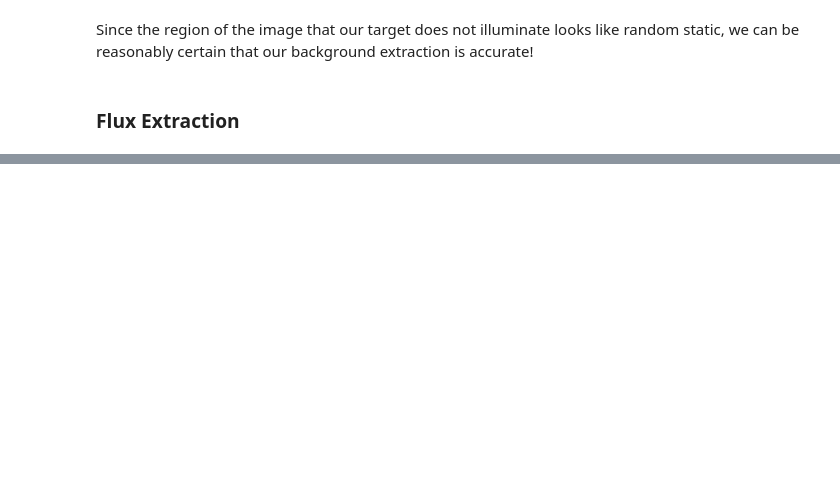
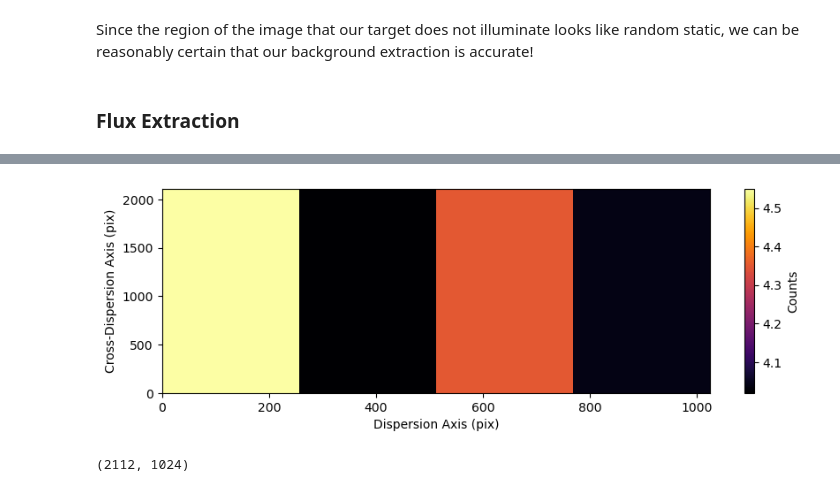
Before and after one commit to Autumn10677/specsuite, a Jupyter notebook: docs/gmos_example.ipynb, the cells around one changed output, grey strips where cells are left out. Saved outputs shown, nothing was run; the diff lists cells and outputs as text; code cells hidden in the pictures; blank space fills up the shorter version.

```diff
--- a/docs/gmos_example.ipynb
+++ b/docs/gmos_example.ipynb
@@ -77 +65,13 @@ ss.plot_image(science[0], norm='log', title="GMOS-N Science Exposure")
+# %%
+# Subtracts off bias from all exposures
+arc -= bias
+flat -= bias
+science -= bias
+
+# Performs a flatfield correction for all science exposures
+science = ss.flatfield_correction(
+    image = science,
+    flat = flat,
+    debug = True,
+)
 # %% [markdown]
@@ -124,7 +117,11 @@ flux, error = ss.boxcar_extraction(
     RN = 10.0,
 )
 
-xs = np.array(range(len(flux[0])))
-plt.errorbar(xs, flux[0], yerr=error[0], color='k')
+boxcar_flux = np.median(flux, axis=0)
+boxcar_error = np.max(error, axis=0)
+
+xs = np.array(range(len(boxcar_flux)))
+plt.errorbar(xs, boxcar_flux, yerr=boxcar_error, color='k')
 plt.xlim(min(xs), max(xs))
+plt.yscale("log")
 plt.show()
@@ -132,0 +247,13 @@ plt.show()
+# %%
+ss.plot_image(RN)
+
+print(RN.shape)
+
+flux, error = ss.boxcar_extraction(
+    science = science - backgrounds,
+    backgrounds = backgrounds,
+    RN = 6.0,
+)
+# %% [output]
+[figure, added]
+(2112, 1024)
```
Also changed, not shown: parts of 12 cells of this notebook, 2 other files.
